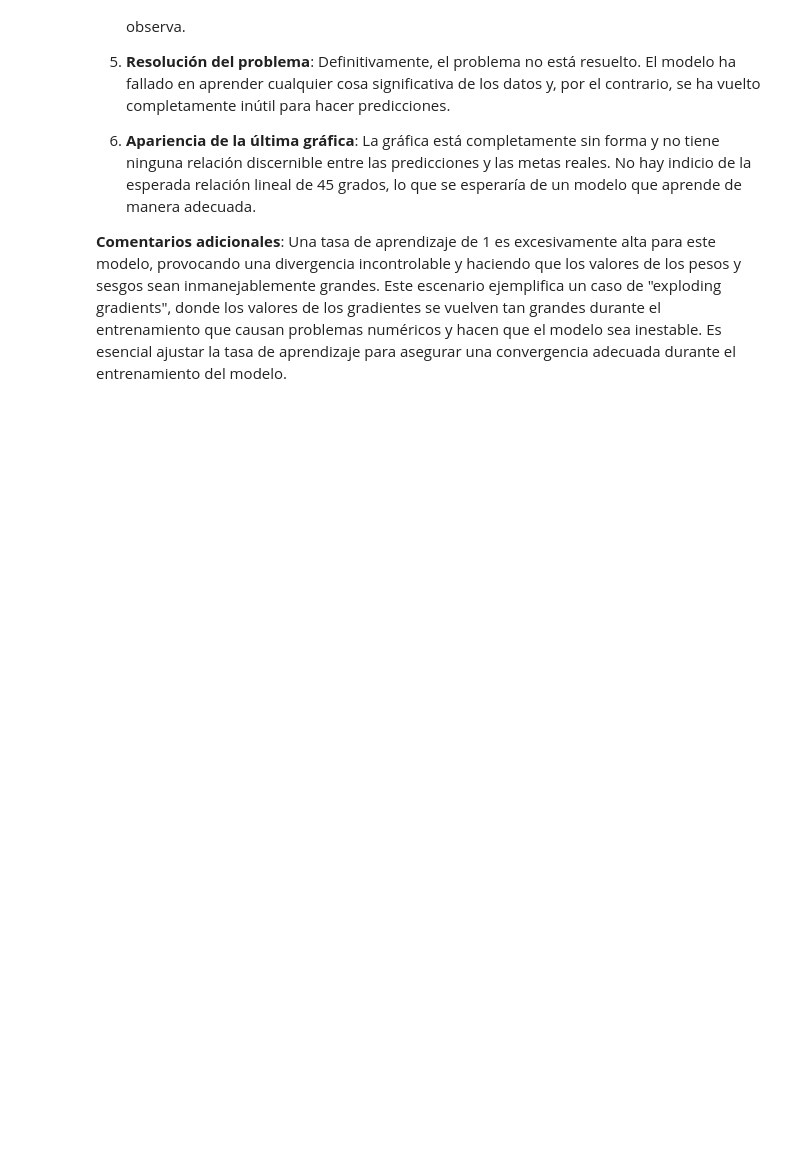
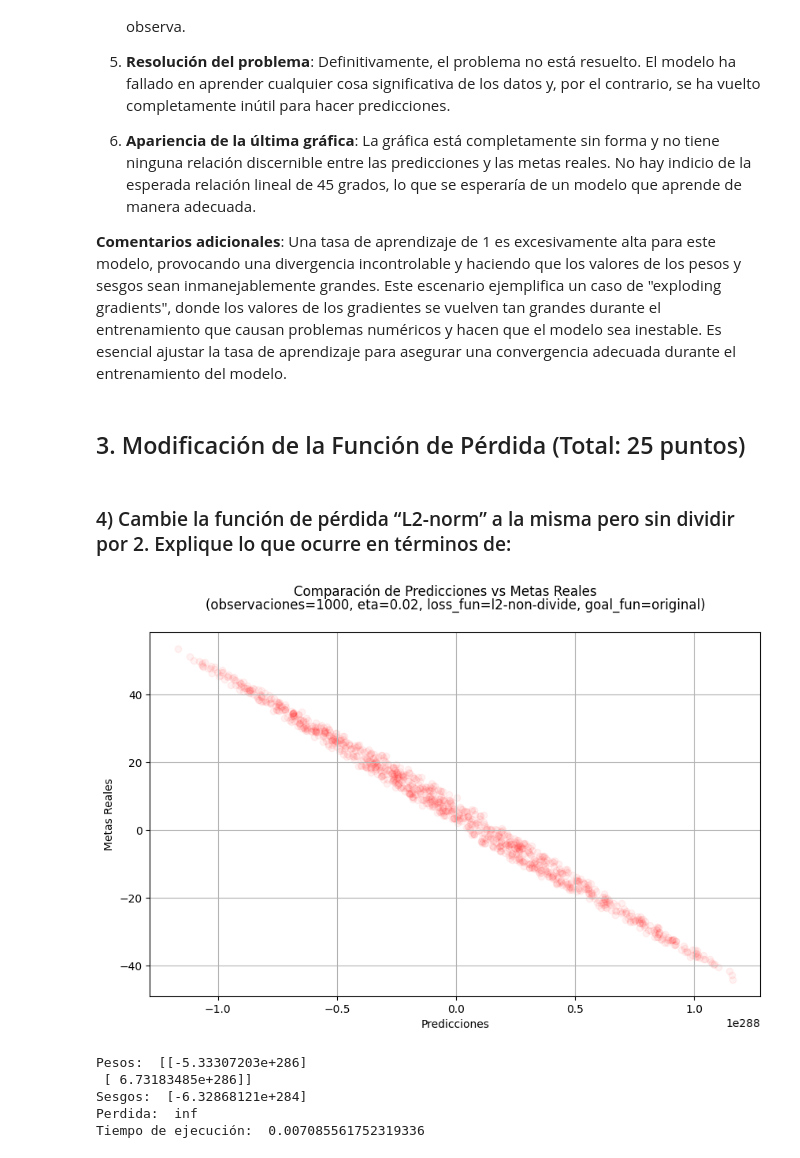
Before and after one commit to chamale-rac/basic-neural-networks, a Jupyter notebook: NeuralNetworks.ipynb, the cells around one changed output. Cells and saved outputs as stored; diff of their text form; code cells hidden in the pictures; blank space fills up the shorter version.

```diff
--- a/NeuralNetworks.ipynb
+++ b/NeuralNetworks.ipynb
@@ -279,3 +280,21 @@ Tiempo de ejecución:  0.002000570297241211
 6. **Apariencia de la última gráfica**: La gráfica está completamente sin forma y no tiene ninguna relación discernible entre las predicciones y las metas reales. No hay indicio de la esperada relación lineal de 45 grados, lo que se esperaría de un modelo que aprende de manera adecuada.
 
 **Comentarios adicionales**: Una tasa de aprendizaje de 1 es excesivamente alta para este modelo, provocando una divergencia incontrolable y haciendo que los valores de los pesos y sesgos sean inmanejablemente grandes. Este escenario ejemplifica un caso de "exploding gradients", donde los valores de los gradientes se vuelven tan grandes durante el entrenamiento que causan problemas numéricos y hacen que el modelo sea inestable. Es esencial ajustar la tasa de aprendizaje para asegurar una convergencia adecuada durante el entrenamiento del modelo.
+# %% [markdown]
+## 3. Modificación de la Función de Pérdida (Total: 25 puntos)
+# %% [markdown]
+### 4) Cambie la función de pérdida “L2-norm” a la misma pero sin dividir por 2. Explique lo que ocurre en términos de:
+# %%
+loss_fun = "l2-non-divide"
+pesos, sesgos, perdida, execution_time = simpleLinearRegression(loss_fun=loss_fun)
+print("Pesos: ", pesos)
+print("Sesgos: ", sesgos)
+print("Perdida: ", perdida)
+print("Tiempo de ejecución: ", execution_time)
+# %% [output]
+[figure, added]
+Pesos:  [[-5.33307203e+286]
+ [ 6.73183485e+286]]
+Sesgos:  [-6.32868121e+284]
+Perdida:  inf
+Tiempo de ejecución:  0.007085561752319336
```
Also changed, not shown: parts of 16 cells of this notebook.
